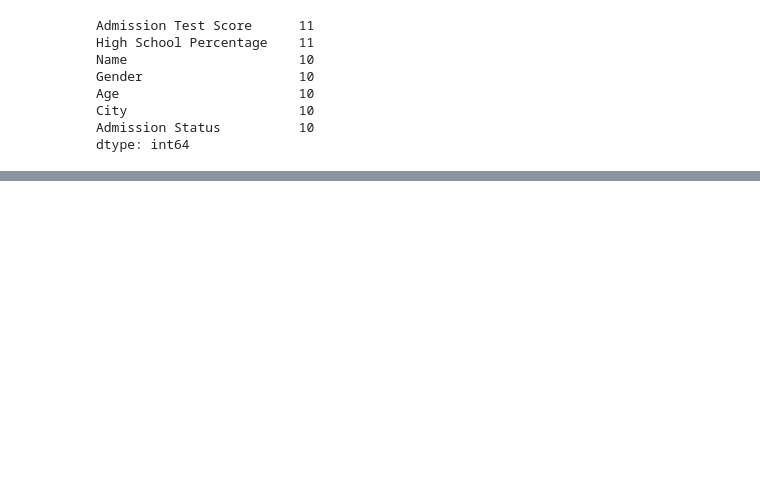
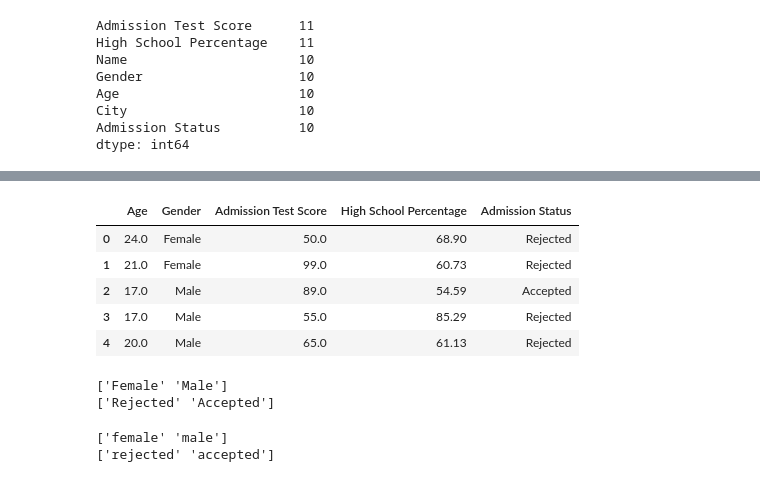
Before and after one commit to 4GeeksAcademy/app_fk, a Jupyter notebook: src/explore.ipynb, the cells around one changed output, grey strips where cells are left out. Cells and saved outputs as stored; diff of their text form; code cells hidden in the pictures; blank space fills up the shorter version.

```diff
--- a/src/explore.ipynb
+++ b/src/explore.ipynb
@@ -39,0 +36,5 @@ df.to_csv('dataset_sin_duplicados.csv', index=False)
+# %%
+if total_data.duplicated().sum():
+    total_data = total_data.drop_duplicates()
+print(total_data.shape)
+total_data.head()
@@ -48,3 +57,17 @@ Age                       10
 City                      10
 Admission Status          10
 dtype: int64
+# %%
+
+total_data["Admission Test Score"] = total_data["Admission Test Score"].fillna(total_data["Admission Test Score"].median())
+total_data["High School Percentage"] = total_data["High School Percentage"].fillna(total_data["High School Percentage"].mode()[0])
+total_data["Gender"] = total_data["Gender"].fillna(total_data["Gender"].mode()[0])
+total_data["Age"] = total_data["Age"].fillna(total_data["Age"].mode()[0])
+total_data["City"] = total_data["City"].fillna(total_data["City"].mode()[0])
+total_data["Admission Status"] = total_data["Admission Status"].fillna(total_data["Admission Status"].mode()[0])
+
+
+total_data["Name"].fillna("Desconocido", inplace=True)
+
+
+total_data.isnull().sum()
@@ -50,0 +89,10 @@ dtype: int64
+# %%
+total_data.drop(["Name", "City"], axis = 1, inplace = True)
+total_data.head()
+# %% [output]
+|  | Age | Gender | Admission Test Score | High School Percentage | Admission Status |
+| 0 | 24.0 | Female | 50.0 | 68.90 | Rejected |
+| 1 | 21.0 | Female | 99.0 | 60.73 | Rejected |
+| 2 | 17.0 | Male | 89.0 | 54.59 | Accepted |
+| 3 | 17.0 | Male | 55.0 | 85.29 | Rejected |
+| 4 | 20.0 | Male | 65.0 | 61.13 | Rejected |
@@ -50,0 +115,14 @@ dtype: int64
+# %%
+print(total_data['Gender'].unique())
+print(total_data['Admission Status'].unique())
+# %% [output]
+['Female' 'Male']
+['Rejected' 'Accepted']
+# %%
+total_data['Gender'] = total_data['Gender'].astype(str).str.strip().str.lower()
+total_data['Admission Status'] = total_data['Admission Status'].astype(str).str.strip().str.lower()
+print(total_data['Gender'].unique())
+print(total_data['Admission Status'].unique())
+# %% [output]
+['female' 'male']
+['rejected' 'accepted']
```
Also changed, not shown: parts of 28 cells of this notebook.
